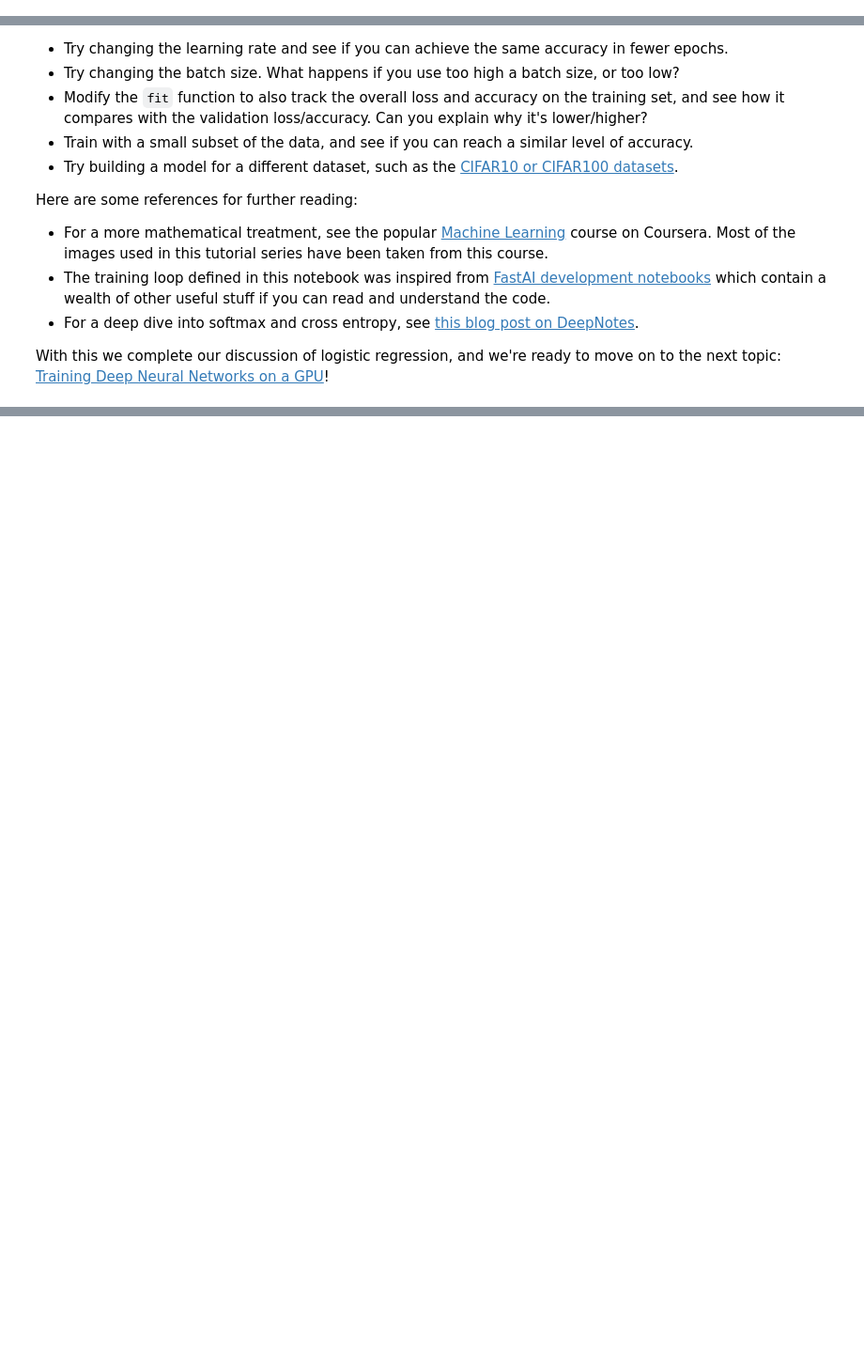
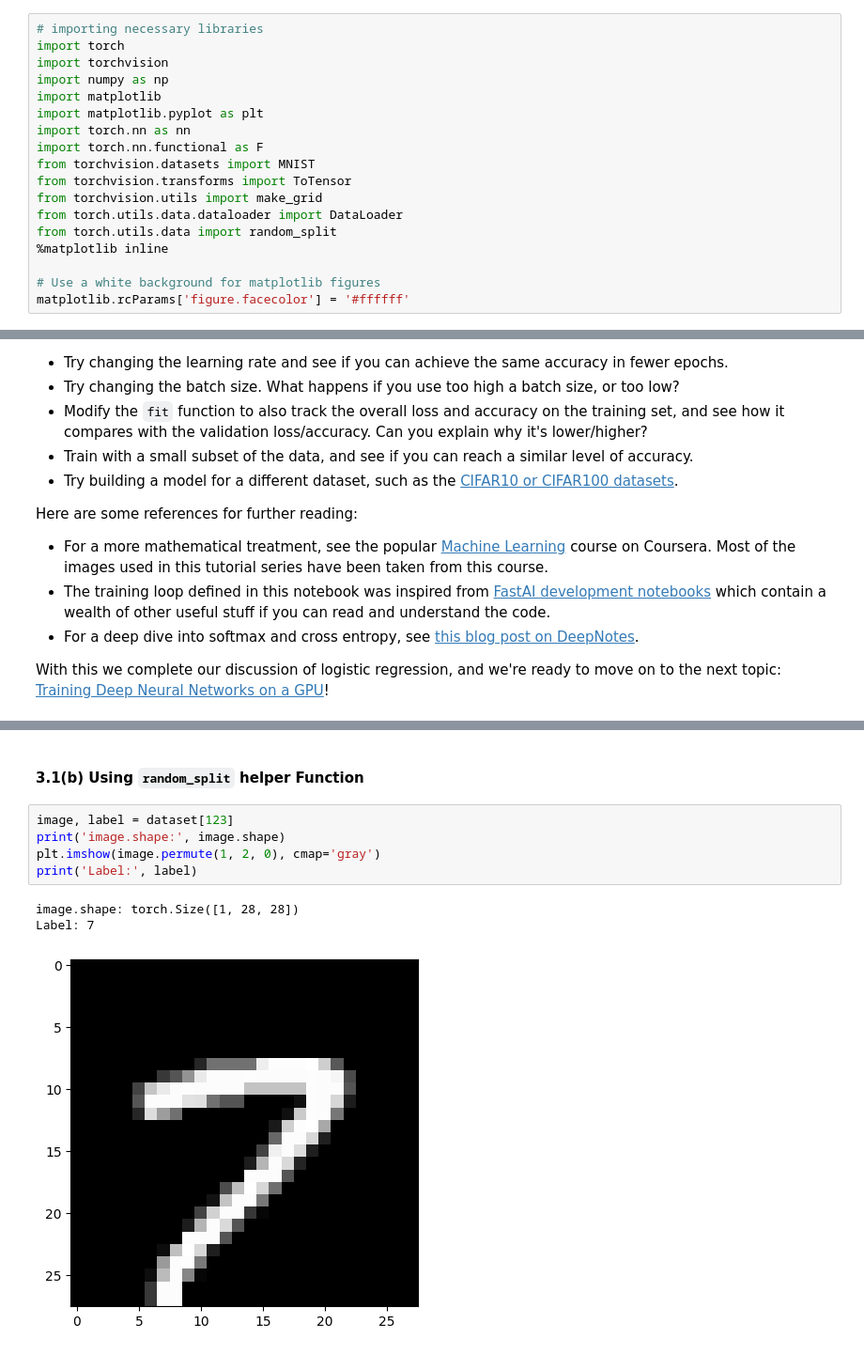
Before and after one commit to RoyMustang-Dev/pytorch-zero_To_GANs, a Jupyter notebook: pytorch_zero_to_GANs.ipynb, the cells around one changed output, grey strips where cells are left out. Shown at 94% size. Saved outputs shown, nothing was run; the diff lists cells and outputs as text; blank space fills up the shorter version.

```diff
--- a/pytorch_zero_to_GANs.ipynb
+++ b/pytorch_zero_to_GANs.ipynb
@@ -4,3 +6,21 @@ This Notebook contains codes and exercises of the course provided by `Jovian.ai`
+# %%
+# importing necessary libraries
+import torch
+import torchvision
+import numpy as np
+import matplotlib
+import matplotlib.pyplot as plt
+import torch.nn as nn
+import torch.nn.functional as F
+from torchvision.datasets import MNIST
+from torchvision.transforms import ToTensor
+from torchvision.utils import make_grid
+from torch.utils.data.dataloader import DataLoader
+from torch.utils.data import random_split
+%matplotlib inline
+
+# Use a white background for matplotlib figures
+matplotlib.rcParams['figure.facecolor'] = '#ffffff'
 # %% [markdown]
 ## Lesson 1: `PyTorch Basics and Gradient Descent`
 
@@ -1966,0 +1971,11 @@ With this we complete our discussion of logistic regression, and we're ready to
+# %% [markdown]
+#### 3.1(b) Using `random_split` helper Function
+# %%
+image, label = dataset[123]
+print('image.shape:', image.shape)
+plt.imshow(image.permute(1, 2, 0), cmap='gray')
+print('Label:', label)
+# %% [output]
+image.shape: torch.Size([1, 28, 28])
+Label: 7
+[figure, added]
```
Also changed, not shown: parts of 158 cells of this notebook, 3 other files.
